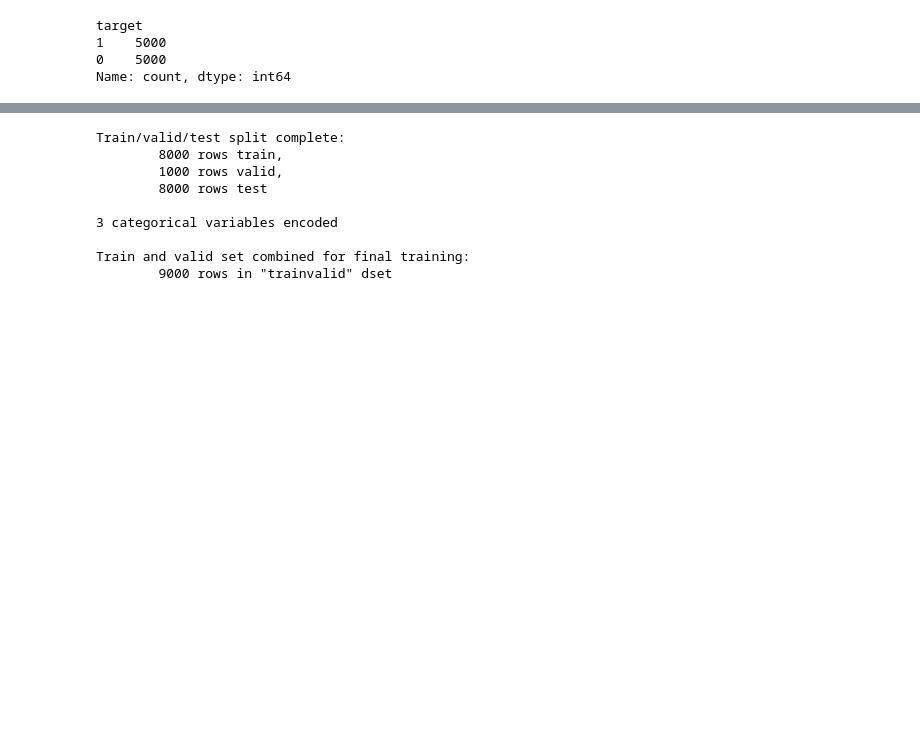
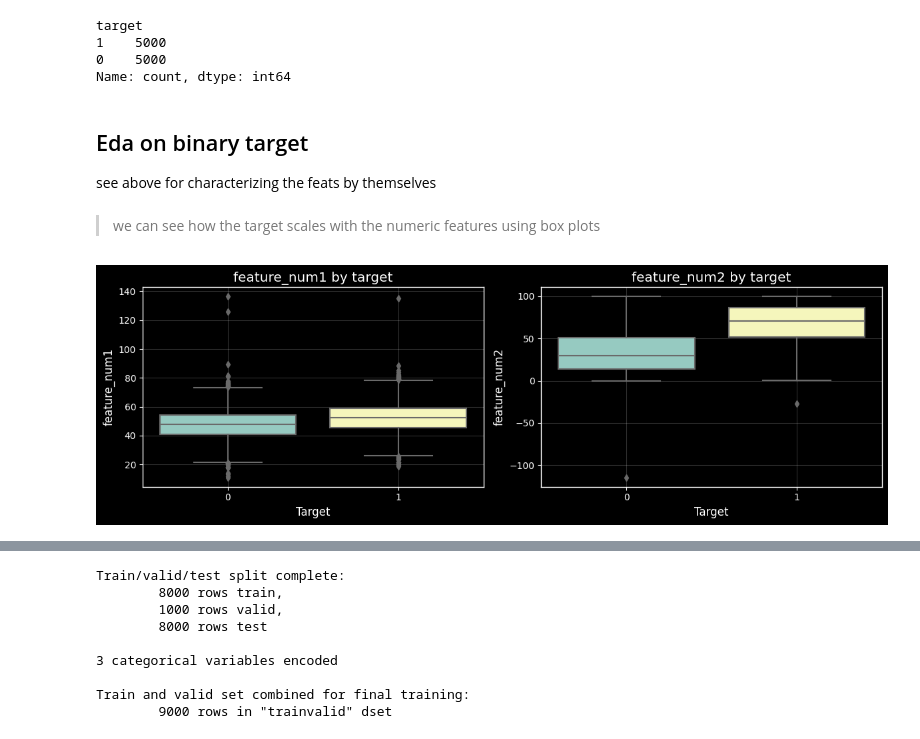
Before and after one commit to seanczak/ds-interviews, a Jupyter notebook: sample_nb.ipynb, the cells around one changed output, grey strips where cells are left out. Drawn from its saved outputs; the diff is of its cells as text; code cells hidden in the pictures; blank space fills up the shorter version.

```diff
--- a/sample_nb.ipynb
+++ b/sample_nb.ipynb
@@ -565,3 +569,23 @@ target
 1    5000
 0    5000
 Name: count, dtype: int64
+# %% [markdown]
+## Eda on binary target
+see above for characterizing the feats by themselves
+# %% [markdown]
+> we can see how the target scales with the numeric features using box plots
+# %%
+numeric_features = ['feature_num1', 'feature_num2']
+target_col = 'target'
+
+# Set up subplots
+fig, axes = plt.subplots(nrows=1, ncols=len(numeric_features), figsize=(6 * len(numeric_features), 4))
+
+for ax, col in zip(axes, numeric_features):
+    sns.boxplot(x='target', y=col, data=df2, ax=ax)
+    ax.set_title(f'{col} by target')
+    ax.set_xlabel('Target'); ax.set_ylabel(col); ax.grid(alpha=0.2)
+
+plt.tight_layout()
+# %% [output]
+[figure, added]
```
Also changed, not shown: parts of 18 cells of this notebook, 2 other files.
